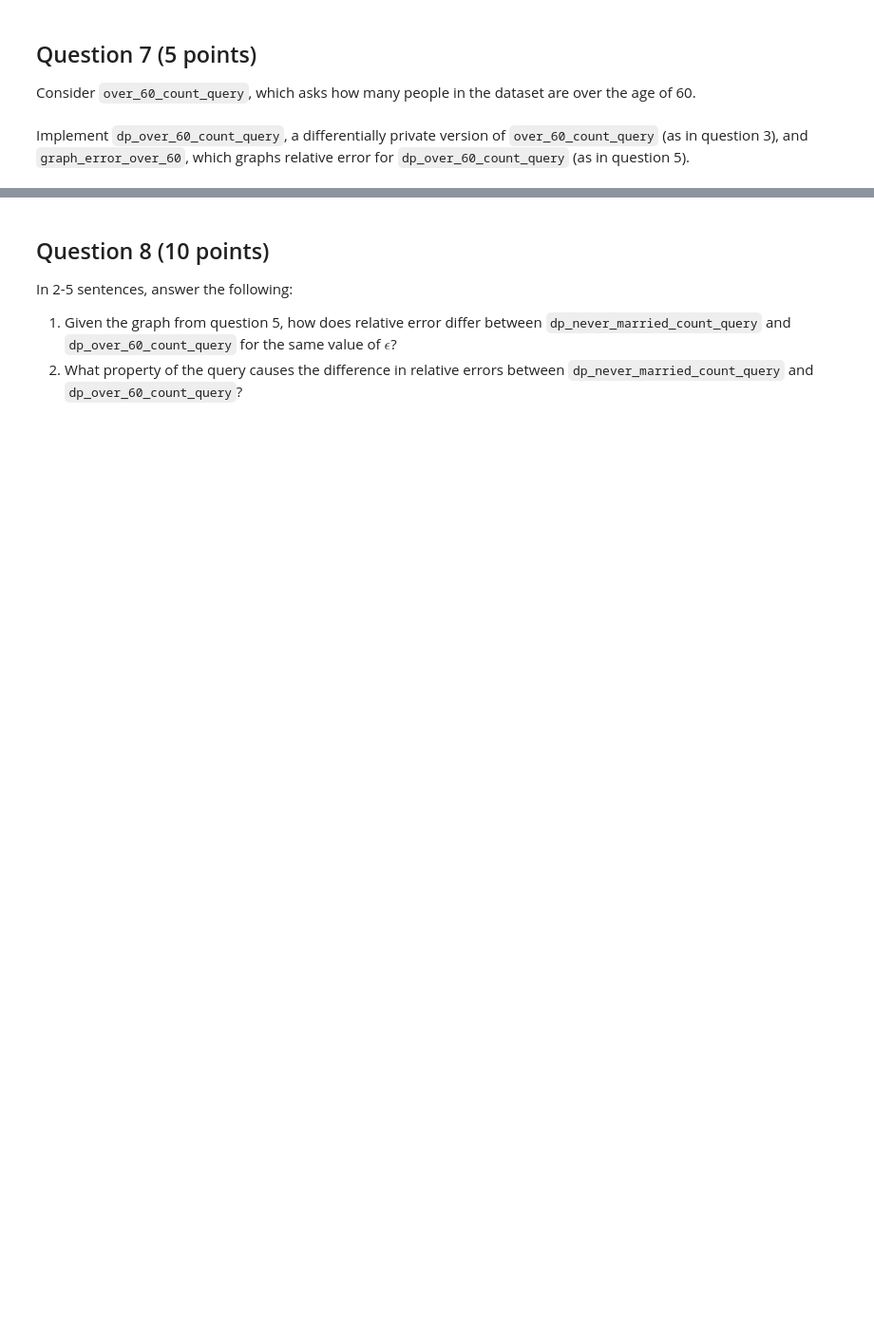
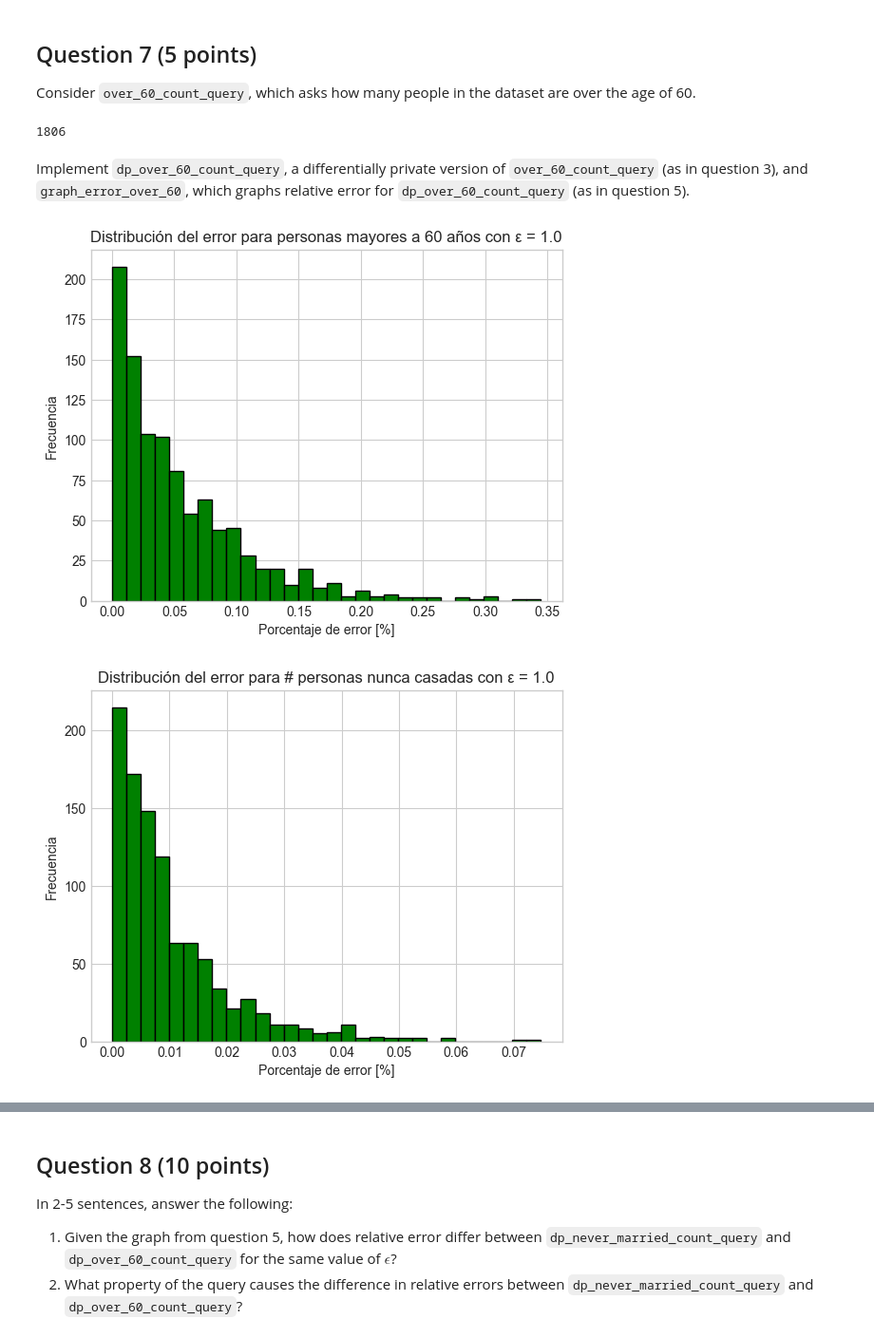
Before and after one commit to DiegoEspinozaoss/Privacidad_de_Datos_CC5215-1, a Jupyter notebook: Laboratorios/Laboratorio_03.ipynb, the cells around one changed output, grey strips where cells are left out. Shown at 95% size. Saved outputs shown, nothing was run; the diff lists cells and outputs as text; code cells hidden in the pictures; blank space fills up the shorter version.

```diff
--- a/Laboratorios/Laboratorio_03.ipynb
+++ b/Laboratorios/Laboratorio_03.ipynb
@@ -207,21 +207,42 @@ Consider `over_60_count_query`, which asks how many people in the dataset are ov
 # %%
 def over_60_count_query():
     return len(adult[adult['Age'] > 60])
+
+over_60_count_query()
+# %% [output]
+1806
 # %% [markdown]
 Implement `dp_over_60_count_query`, a differentially private version of `over_60_count_query` (as in question 3), and `graph_error_over_60`, which graphs relative error for `dp_over_60_count_query` (as in question 5).
-# %%
-def dp_over_60_count_query(epsilon):
-    # YOUR CODE HERE
-    raise NotImplementedError()
-
-def graph_error_over_60(epsilon):
-    # YOUR CODE HERE
-    raise NotImplementedError()
-
-# we plot both errors for never_married_count_query and over_60_count_query
-# at the same epsilon, to compare
-graph_error_over_60(1.0)
-graph_error_never_married(1.0)
+# %%
+def dp_over_60_count_query(epsilon):
+    over_60_count = over_60_count_query()
+    sensibilidad = 1
+    conteo_con_ruido = laplace_mech(over_60_count, sensibilidad, epsilon)
+    return conteo_con_ruido
+
+def graph_error_over_60(epsilon):
+    #usamos la misma formulación de la funcion graph_error para las consultas
+    #de cantidad de personas nunca casadas
+    porcentajes_de_error = []
+    for i in range(1000):
+        consulta_original = over_60_count_query()
+        consulta_error = dp_over_60_count_query(epsilon)
+        error = pct_error(consulta_original, consulta_error)
+        porcentajes_de_error.append(error)
+    plt.hist(porcentajes_de_error, bins=30, color='green', edgecolor='black')
+    plt.title(f"Distribución del error para personas mayores a 60 años con ε = {epsilon}")
+    plt.xlabel("Porcentaje de error [%]")
+    plt.ylabel("Frecuencia")
+    plt.grid(True)
+    plt.show()
+
+# we plot both errors for never_married_count_query and over_60_count_query
+# at the same epsilon, to compare
+graph_error_over_60(1.0)
+graph_error_never_married(1.0)
+# %% [output]
+[figure, added]
+[figure, added]
 # %%
 error_spec = 100.0 * np.abs(np.random.laplace(loc=0, scale=1, size=1000)) / over_60_count_query()
 
```
Also changed, not shown: parts of 7 cells of this notebook.
